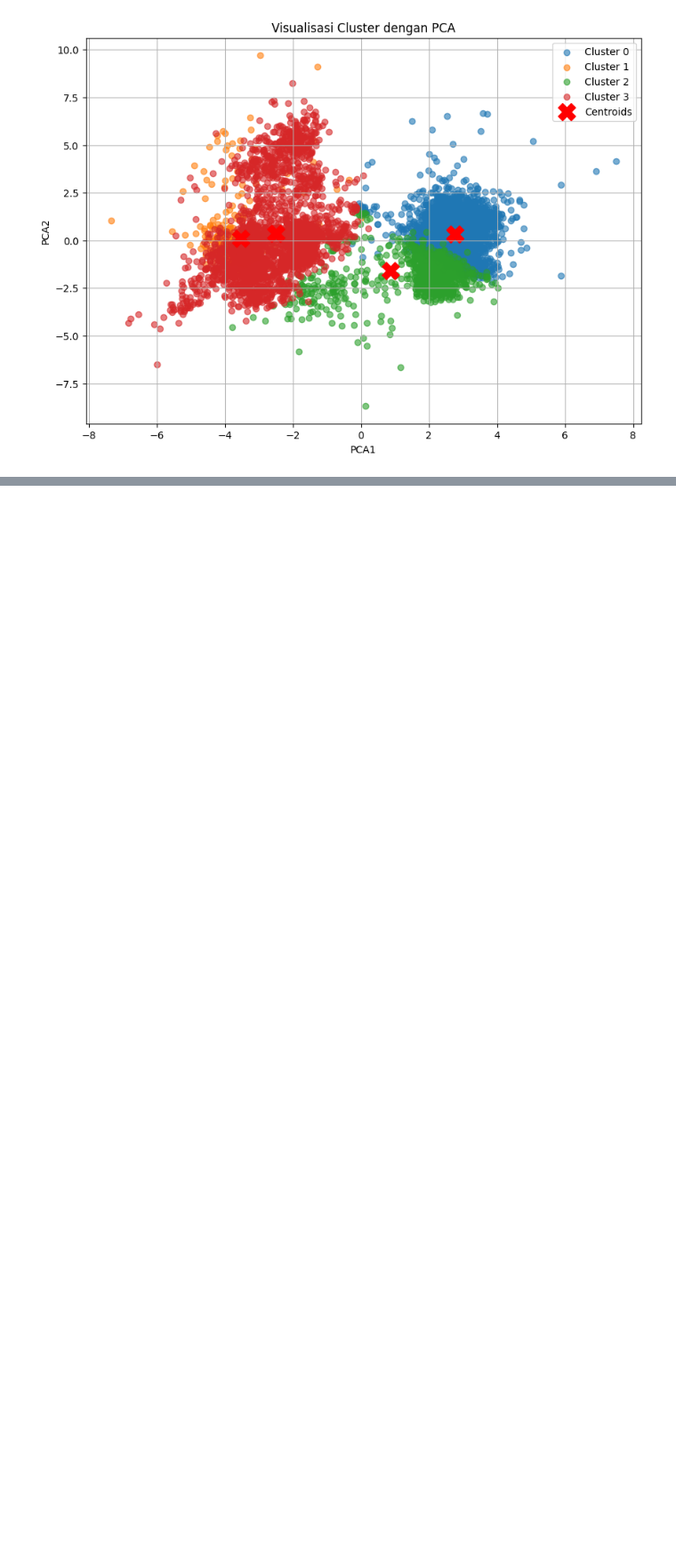
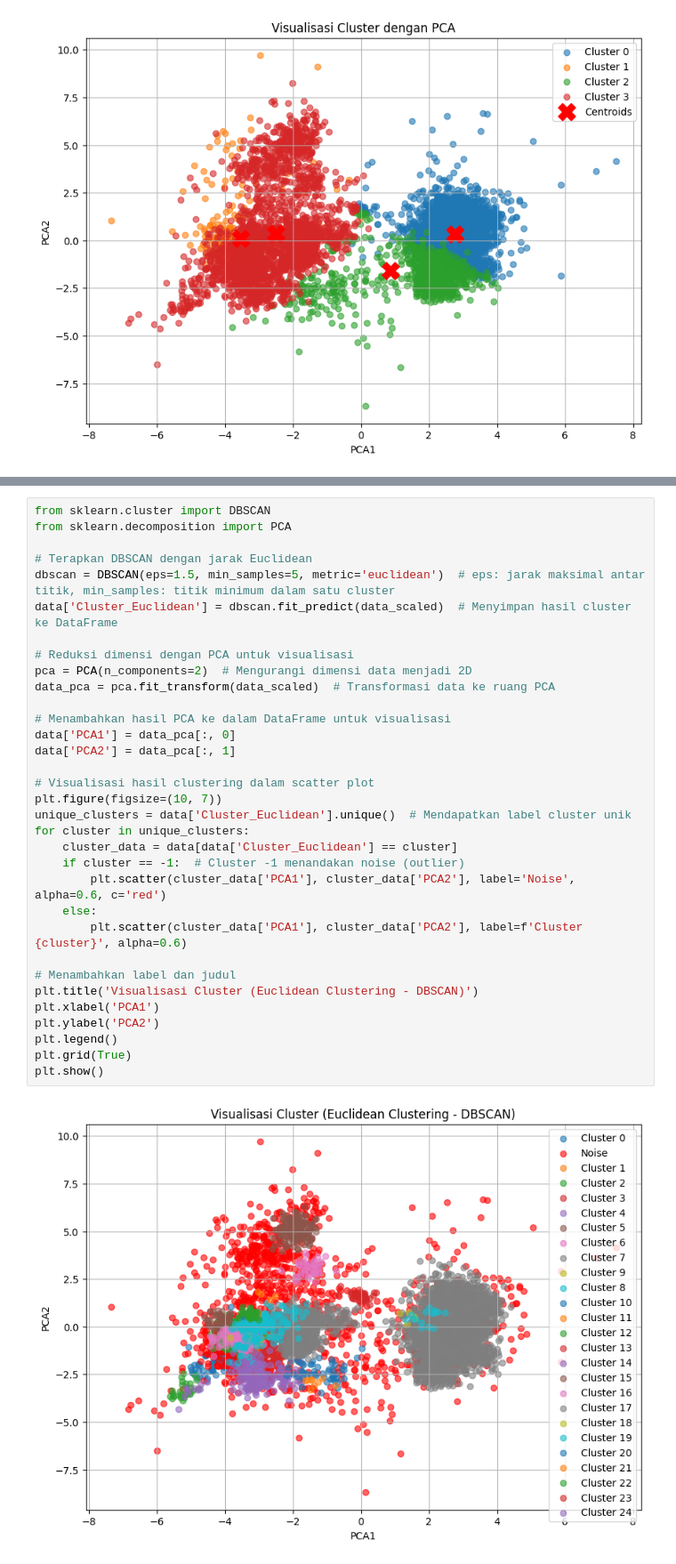
Before and after one commit to Dusein/MachineLearningTask, a Jupyter notebook: 6WeekTask/Clustering_Model_For_Hasil_Clustering.ipynb, the cells around one changed output, grey strips where cells are left out. Shown: that part at 89% size. Saved outputs shown, nothing was run; the diff lists cells and outputs as text; blank space fills up the shorter version.

```diff
--- a/6WeekTask/Clustering_Model_For_Hasil_Clustering.ipynb
+++ b/6WeekTask/Clustering_Model_For_Hasil_Clustering.ipynb
@@ -151,0 +197,35 @@ plt.show()
+# %%
+from sklearn.cluster import DBSCAN
+from sklearn.decomposition import PCA
+
+# Terapkan DBSCAN dengan jarak Euclidean
+dbscan = DBSCAN(eps=1.5, min_samples=5, metric='euclidean')  # eps: jarak maksimal antar titik, min_samples: titik minimum dalam satu cluster
+data['Cluster_Euclidean'] = dbscan.fit_predict(data_scaled)  # Menyimpan hasil cluster ke DataFrame
+
+# Reduksi dimensi dengan PCA untuk visualisasi
+pca = PCA(n_components=2)  # Mengurangi dimensi data menjadi 2D
+data_pca = pca.fit_transform(data_scaled)  # Transformasi data ke ruang PCA
+
+# Menambahkan hasil PCA ke dalam DataFrame untuk visualisasi
+data['PCA1'] = data_pca[:, 0]
+data['PCA2'] = data_pca[:, 1]
+
+# Visualisasi hasil clustering dalam scatter plot
+plt.figure(figsize=(10, 7))
+unique_clusters = data['Cluster_Euclidean'].unique()  # Mendapatkan label cluster unik
+for cluster in unique_clusters:
+    cluster_data = data[data['Cluster_Euclidean'] == cluster]
+    if cluster == -1:  # Cluster -1 menandakan noise (outlier)
+        plt.scatter(cluster_data['PCA1'], cluster_data['PCA2'], label='Noise', alpha=0.6, c='red')
+    else:
+        plt.scatter(cluster_data['PCA1'], cluster_data['PCA2'], label=f'Cluster {cluster}', alpha=0.6)
+
+# Menambahkan label dan judul
+plt.title('Visualisasi Cluster (Euclidean Clustering - DBSCAN)')
+plt.xlabel('PCA1')
+plt.ylabel('PCA2')
+plt.legend()
+plt.grid(True)
+plt.show()
+# %% [output]
+[figure, added]
```
Also changed, not shown: parts of 2 cells of this notebook.
